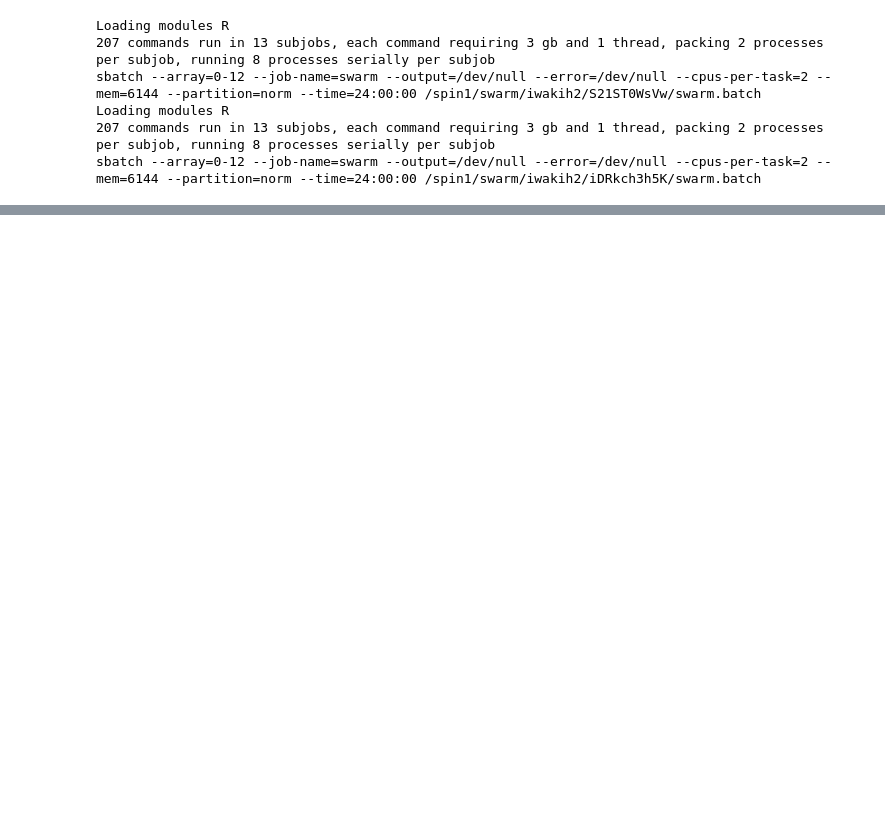
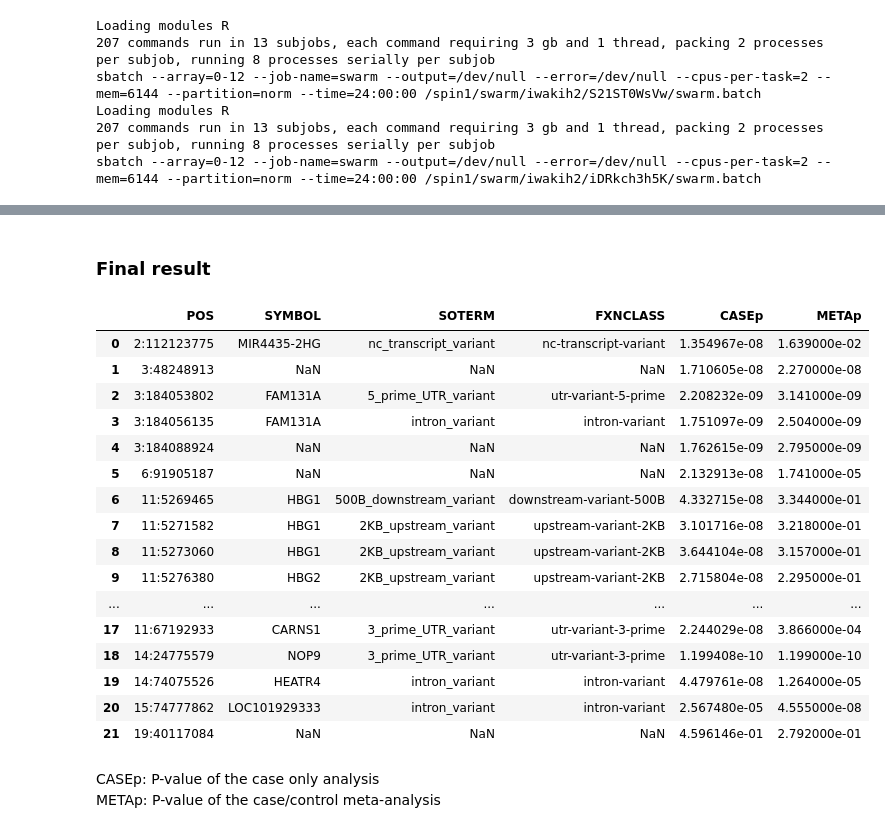
Before and after one commit to hirotaka-i/sp01_ASYN, a Jupyter notebook: CSF_ASync.ipynb, the cells around one changed output, grey strips where cells are left out. Drawn from its saved outputs; the diff is of its cells as text; code cells hidden in the pictures; blank space fills up the shorter version.

```diff
--- a/CSF_ASync.ipynb
+++ b/CSF_ASync.ipynb
@@ -304,0 +507,26 @@ t1.head()
+# %% [markdown]
+### Final result
+# %%
+df = pd.read_csv("detected.csv")
+df.iloc[:,[0,12,11,10, 3,6]]
+# %% [output]
+|  | POS | SYMBOL | SOTERM | FXNCLASS | CASEp | METAp |
+| 0 | 2:112123775 | MIR4435-2HG | nc_transcript_variant | nc-transcript-variant | 1.354967e-08 | 1.639000e-02 |
+| 1 | 3:48248913 | NaN | NaN | NaN | 1.710605e-08 | 2.270000e-08 |
+| 2 | 3:184053802 | FAM131A | 5_prime_UTR_variant | utr-variant-5-prime | 2.208232e-09 | 3.141000e-09 |
+| 3 | 3:184056135 | FAM131A | intron_variant | intron-variant | 1.751097e-09 | 2.504000e-09 |
+| 4 | 3:184088924 | NaN | NaN | NaN | 1.762615e-09 | 2.795000e-09 |
+| 5 | 6:91905187 | NaN | NaN | NaN | 2.132913e-08 | 1.741000e-05 |
+| 6 | 11:5269465 | HBG1 | 500B_downstream_variant | downstream-variant-500B | 4.332715e-08 | 3.344000e-01 |
+| 7 | 11:5271582 | HBG1 | 2KB_upstream_variant | upstream-variant-2KB | 3.101716e-08 | 3.218000e-01 |
+| 8 | 11:5273060 | HBG1 | 2KB_upstream_variant | upstream-variant-2KB | 3.644104e-08 | 3.157000e-01 |
+| 9 | 11:5276380 | HBG2 | 2KB_upstream_variant | upstream-variant-2KB | 2.715804e-08 | 2.295000e-01 |
+| ... | ... | ... | ... | ... | ... | ... |
+| 17 | 11:67192933 | CARNS1 | 3_prime_UTR_variant | utr-variant-3-prime | 2.244029e-08 | 3.866000e-04 |
+| 18 | 14:24775579 | NOP9 | 3_prime_UTR_variant | utr-variant-3-prime | 1.199408e-10 | 1.199000e-10 |
+| 19 | 14:74075526 | HEATR4 | intron_variant | intron-variant | 4.479761e-08 | 1.264000e-05 |
+| 20 | 15:74777862 | LOC101929333 | intron_variant | intron-variant | 2.567480e-05 | 4.555000e-08 |
+| 21 | 19:40117084 | NaN | NaN | NaN | 4.596146e-01 | 2.792000e-01 |
+# %% [markdown]
+CASEp: P-value of the case only analysis
+METAp: P-value of the case/control meta-analysis
```
Also changed, not shown: parts of 32 cells of this notebook.
